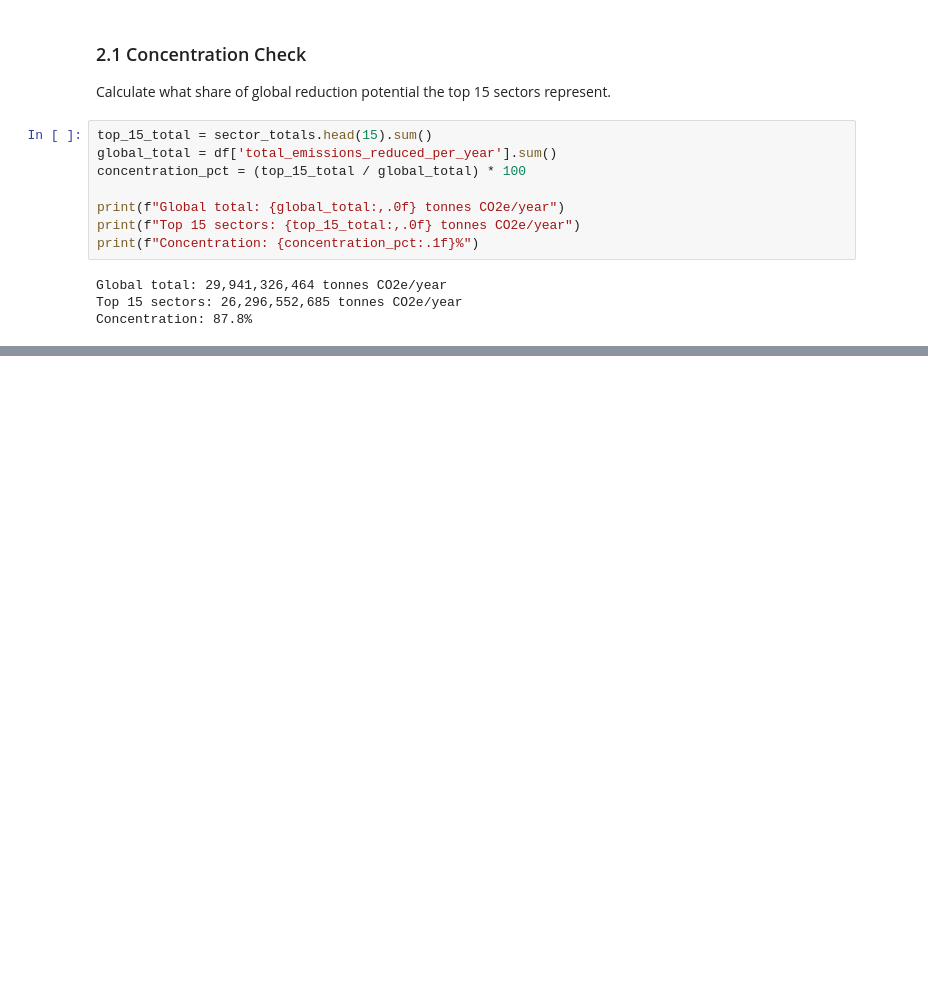
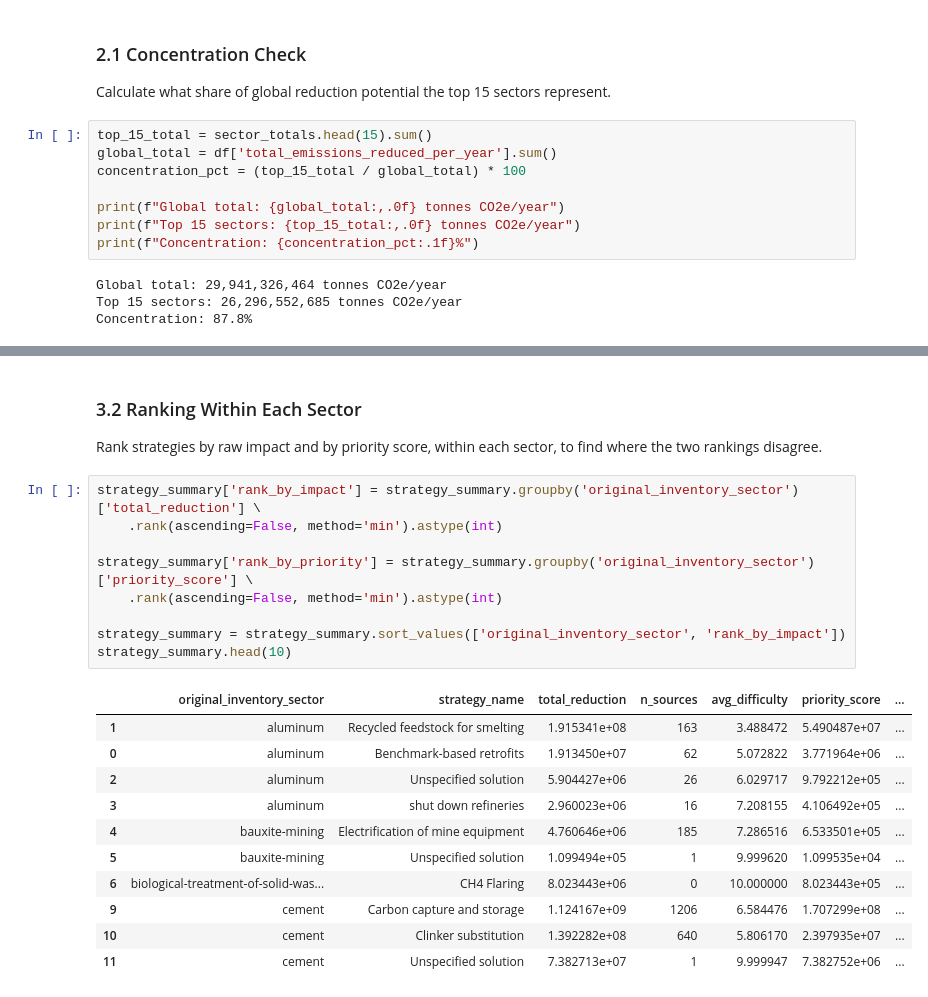
Before and after one commit to EseoheB/climate-emission-strategy-analysis, a Jupyter notebook: notebooks/climate_trace_analysis.ipynb, the cells around one changed output, grey strips where cells are left out. Cells and saved outputs as stored; diff of their text form; blank space fills up the shorter version.

```diff
--- a/notebooks/climate_trace_analysis.ipynb
+++ b/notebooks/climate_trace_analysis.ipynb
@@ -148,0 +179,26 @@ Concentration: 87.8%
+# %% [markdown]
+### 3.2 Ranking Within Each Sector
+
+Rank strategies by raw impact and by priority score, within each sector,
+to find where the two rankings disagree.
+# %%
+strategy_summary['rank_by_impact'] = strategy_summary.groupby('original_inventory_sector')['total_reduction'] \
+    .rank(ascending=False, method='min').astype(int)
+
+strategy_summary['rank_by_priority'] = strategy_summary.groupby('original_inventory_sector')['priority_score'] \
+    .rank(ascending=False, method='min').astype(int)
+
+strategy_summary = strategy_summary.sort_values(['original_inventory_sector', 'rank_by_impact'])
+strategy_summary.head(10)
+# %% [output]
+|  | original_inventory_sector | strategy_name | total_reduction | n_sources | avg_difficulty | priority_score | ... |
+| 1 | aluminum | Recycled feedstock for smelting | 1.915341e+08 | 163 | 3.488472 | 5.490487e+07 | ... |
+| 0 | aluminum | Benchmark-based retrofits | 1.913450e+07 | 62 | 5.072822 | 3.771964e+06 | ... |
+| 2 | aluminum | Unspecified solution | 5.904427e+06 | 26 | 6.029717 | 9.792212e+05 | ... |
+| 3 | aluminum | shut down refineries | 2.960023e+06 | 16 | 7.208155 | 4.106492e+05 | ... |
+| 4 | bauxite-mining | Electrification of mine equipment | 4.760646e+06 | 185 | 7.286516 | 6.533501e+05 | ... |
+| 5 | bauxite-mining | Unspecified solution | 1.099494e+05 | 1 | 9.999620 | 1.099535e+04 | ... |
+| 6 | biological-treatment-of-solid-was... | CH4 Flaring | 8.023443e+06 | 0 | 10.000000 | 8.023443e+05 | ... |
+| 9 | cement | Carbon capture and storage | 1.124167e+09 | 1206 | 6.584476 | 1.707299e+08 | ... |
+| 10 | cement | Clinker substitution | 1.392282e+08 | 640 | 5.806170 | 2.397935e+07 | ... |
+| 11 | cement | Unspecified solution | 7.382713e+07 | 1 | 9.999947 | 7.382752e+06 | ... |
```
Also changed, not shown: parts of 8 cells of this notebook.
